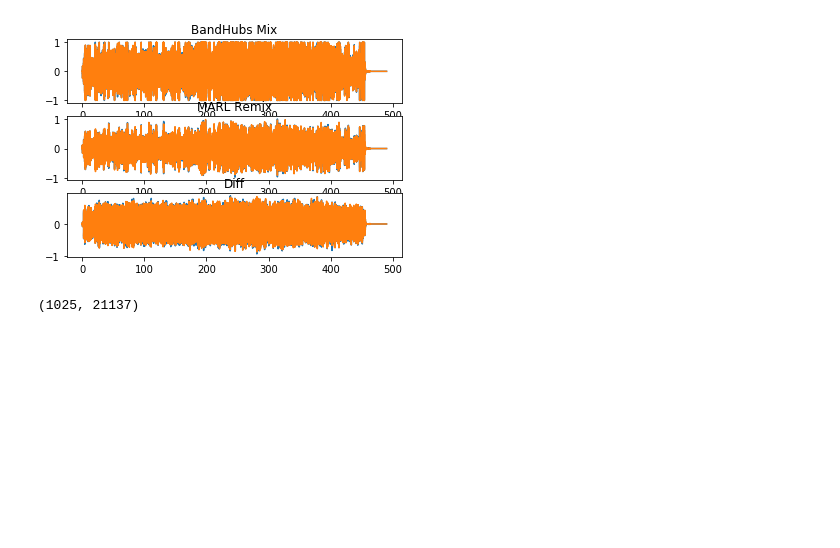
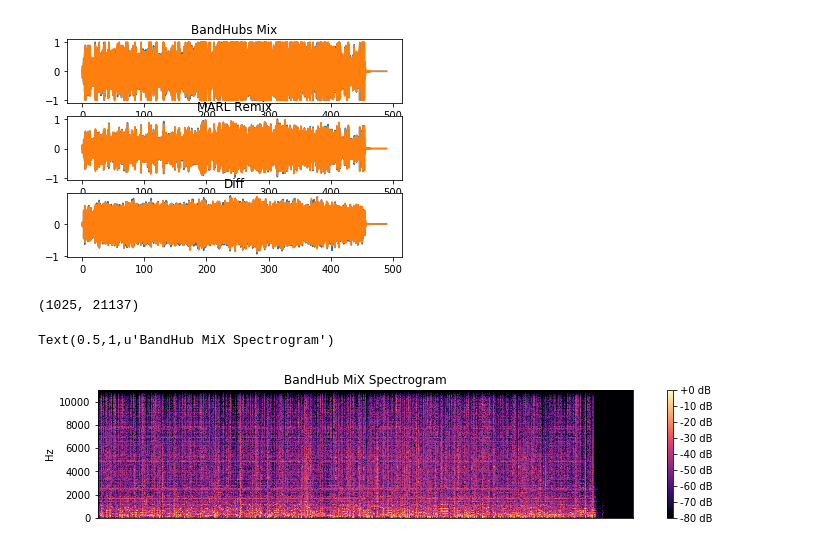
Before and after one commit to marl/bandhub, a Jupyter notebook: Remix_V2.ipynb, the cells around one changed output. Saved outputs shown, nothing was run; the diff lists cells and outputs as text; code cells hidden in the pictures; blank space fills up the shorter version.

```diff
--- a/Remix_V2.ipynb
+++ b/Remix_V2.ipynb
@@ -299,14 +304,16 @@ premix_spec, sr = librosa.load('premix_off.wav')
 # %%
 premix_data = librosa.amplitude_to_db(librosa.stft(premix_spec), ref=np.max)
 print(np.shape(premix_data))
 
-# plt.figure(figsize=(12, 8))
-# plt.subplot(3, 1, 1)
-# librosa.display.specshow(premix_data, y_axis='linear')
-# plt.colorbar(format='%+2.0f dB')
-# plt.title('BandHub MiX Spectrogram')
+plt.figure(figsize=(12, 8))
+plt.subplot(3, 1, 1)
+librosa.display.specshow(premix_data, y_axis='linear')
+plt.colorbar(format='%+2.0f dB')
+plt.title('BandHub Mix Spectrogram')
 # %% [output]
 (1025, 21137)
+Text(0.5,1,u'BandHub MiX Spectrogram')
+[figure, added]
 # %%
 mix_data = librosa.amplitude_to_db(librosa.stft(mix_spec), ref=np.max)
 print(np.shape(mix_data))
```
Also changed, not shown: parts of 4 cells of this notebook.
